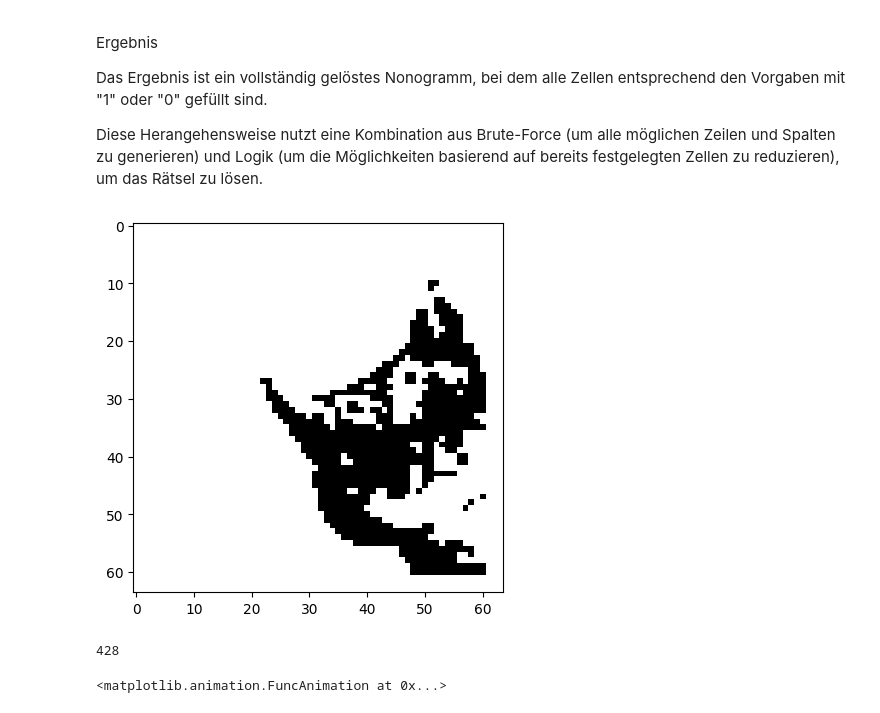
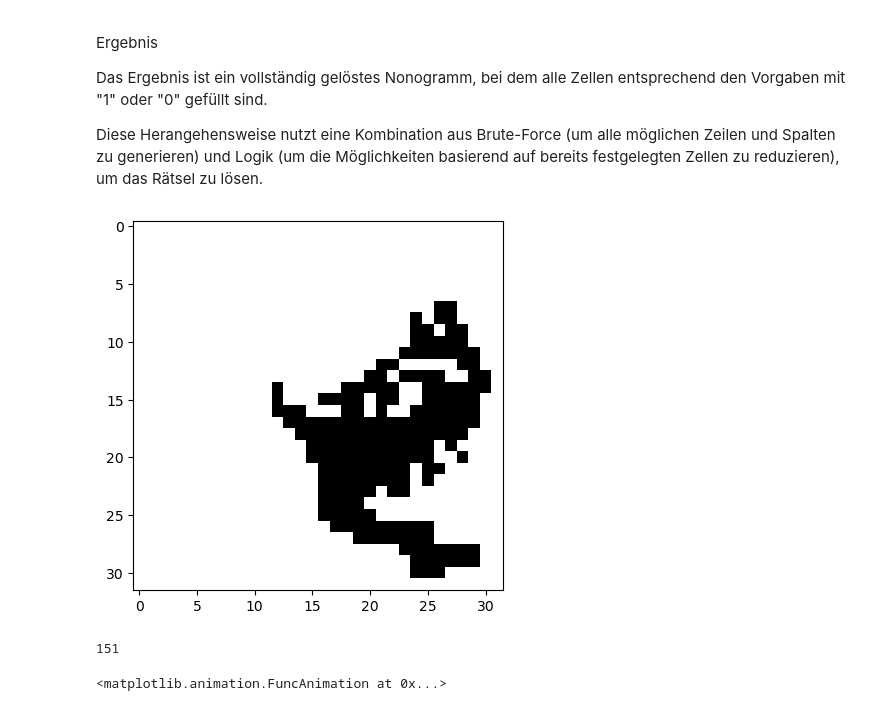
Before and after one commit to MrIwan/nonograms, a Jupyter notebook: gpt_nng.ipynb, the cells around one changed output. Cells and saved outputs as stored; diff of their text form; code cells hidden in the pictures.

```diff
--- a/gpt_nng.ipynb
+++ b/gpt_nng.ipynb
@@ -33,7 +33,7 @@ from PIL import Image
 import matplotlib.pyplot as plt
 import matplotlib.animation as animation
 # %%
-SIZE = 64
+SIZE = 32
 CONTRAST_VALUE = 190
 
 img_colord = Image.open('ressources/Cat.jpeg')
@@ -52,34 +52,34 @@ for i, line in enumerate(img):
         else:
             array[i][j] = 1
 imgplot = plt.imshow(array, cmap='binary')
 
 row_restrictions = []
 col_restrictions = []
 
 for i in range(SIZE):
     row_restrictions.append([])
     col_restrictions.append([])
     for j in range(SIZE):
         if array[i][j] == 1:
             if len(row_restrictions[i]) == 0:
                 row_restrictions[i].append(1)
             elif array[i][j-1] == 1:
                 row_restrictions[i][len(row_restrictions[i]) - 1] += 1
             else:
                 row_restrictions[i].append(1)
 
         if array[j][i] == 1:
             if len(col_restrictions[i]) == 0:
                 col_restrictions[i].append(1)
             elif array[j-1][i] == 1:
                 col_restrictions[i][len(col_restrictions[i]) - 1] += 1
             else:
                 col_restrictions[i].append(1)
 
 # print(f'row_restrictions = {row_restrictions}')
 # print(f'col_restrictions = {col_restrictions}')
 # %% [output]
-[figure, old version]
+[figure, new version]
 # %%
 boards = []
 
@@ -160,7 +160,7 @@ def solve_and_visualize_nonogram(row_restrictions, col_restrictions):
 solve_and_visualize_nonogram(row_restrictions, col_restrictions)
 print(len(boards))
 # %% [output]
-428
+151
 # %%
 plt.rcParams["animation.html"] = "jshtml"
 plt.rcParams['figure.dpi'] = 75
```
Also changed, not shown: 7 other files.
